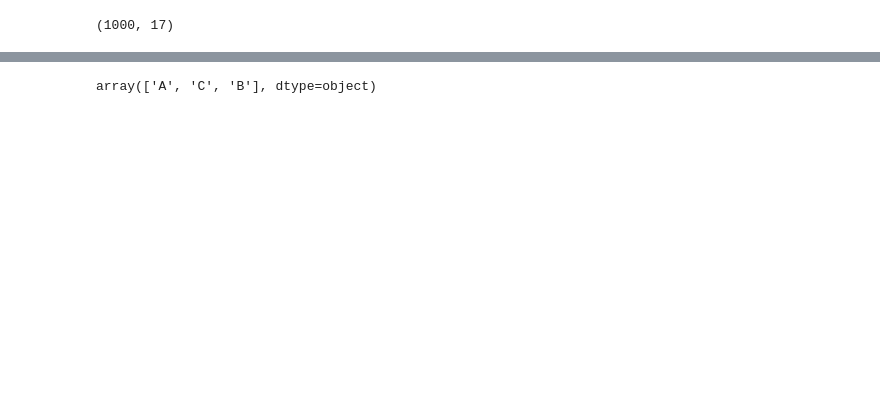
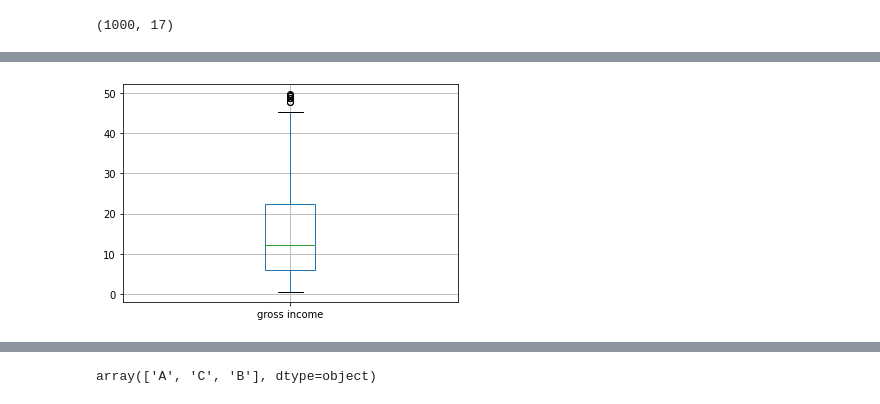
Before and after one commit to Shobhit1045/Supermarket-Sales-EDA, a Jupyter notebook: EDA PROJECT.ipynb, the cells around one changed output, grey strips where cells are left out. Drawn from its saved outputs; the diff is of its cells as text; code cells hidden in the pictures; blank space fills up the shorter version.

```diff
--- a/EDA PROJECT.ipynb
+++ b/EDA PROJECT.ipynb
@@ -79,0 +80,4 @@ df.shape
+# %%
+df.boxplot(['gross income']);
+# %% [output]
+[figure, added]
```
Also changed, not shown: parts of 92 cells of this notebook.
